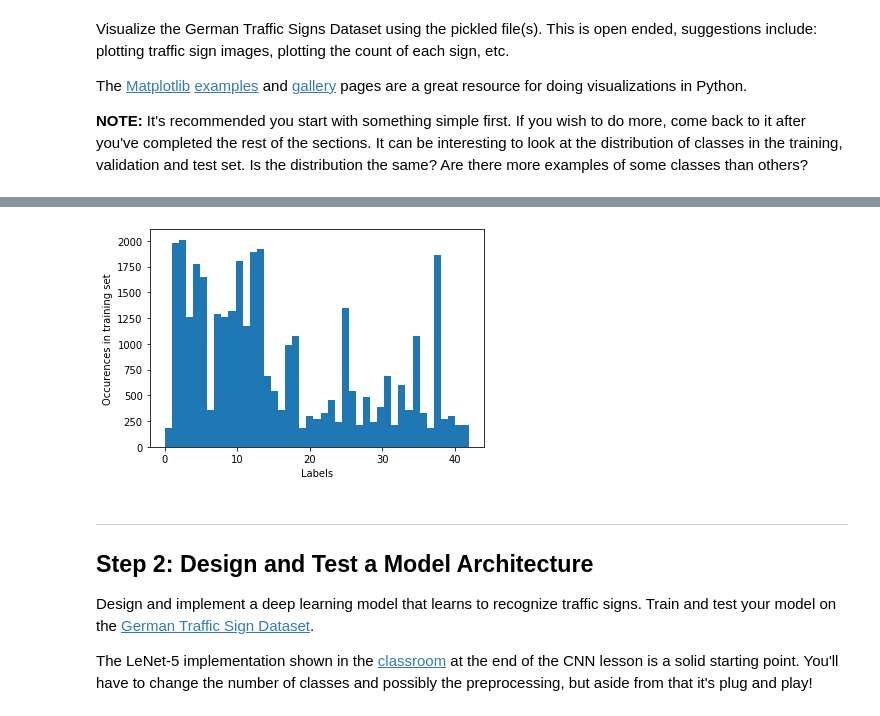
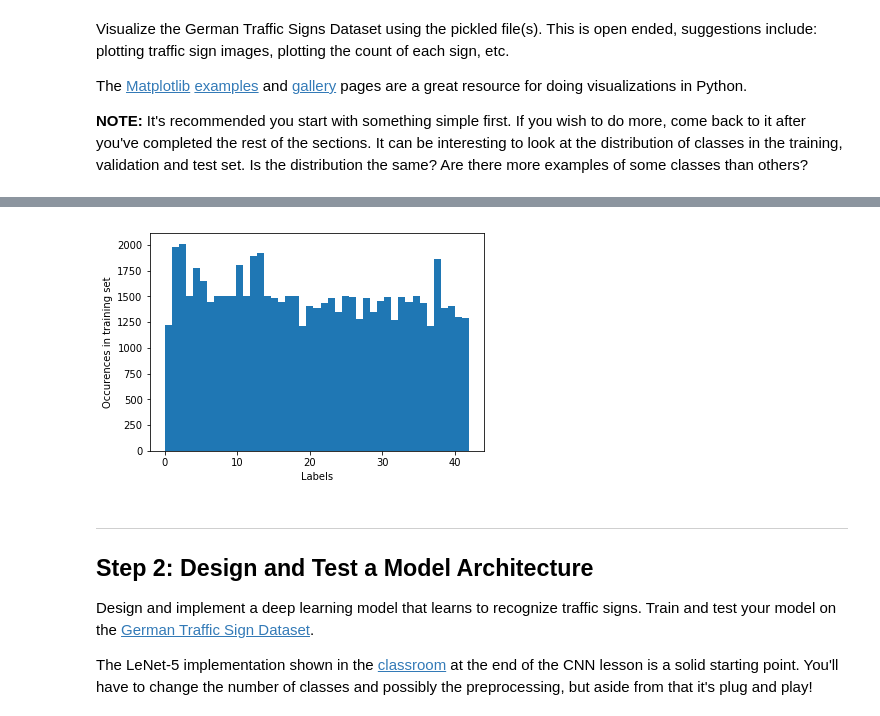
Before and after one commit to CBraeuninger/traffic_sign_classifier, a Jupyter notebook: Traffic_Sign_Classifier.ipynb, the cells around one changed output, grey strips where cells are left out. Saved outputs shown, nothing was run; the diff lists cells and outputs as text; code cells hidden in the pictures.

```diff
--- a/Traffic_Sign_Classifier.ipynb
+++ b/Traffic_Sign_Classifier.ipynb
@@ -106,6 +106,7 @@ with open('signnames.csv') as csvfile :
         signnames_dict[label_num] = label_desc
 # %%
 import matplotlib.pyplot as plt
+import random
 #import matplotlib.image as mpimg
 # Visualizations will be shown in the notebook.
 %matplotlib inline
@@ -114,7 +115,7 @@ plt.figure(figsize=(20,10))
 #Visualize 10 images in training set
 for i in range(10):
     plt.subplot(2,5,i+1)
-    image_number = 1000*i
+    image_number = random.randint(0,n_train)
     label = str(y_train[image_number])
     desc = signnames_dict[label]
     plt.title('label = ' + label + ',\n' + desc)
@@ -154,0 +134,6 @@ def drop_frequent_examples():
+# %%
+# create dictionary from histogram
+histogram_dict = {}
+
+for label, number in enumerate(occurences):
+    histogram_dict[label] = number
@@ -154,0 +184,27 @@ def drop_frequent_examples():
+# %%
+from IPython.core.debugger import set_trace
+
+from pandas import Series
+
+X_train_additional = []
+y_train_additional = []
+
+# define goal number of occurences
+goal = 1500
+
+while Series(histogram_dict[k] for k in histogram_dict).mean() < goal:
+    for i in range(n_train):
+        # get the label
+        label = y_train[i]
+        # get number of occcurences
+        occ = histogram_dict[label]
+        # define probability to generate new random image
+        prob = (goal - occ)/goal if (goal - occ)/goal > 0 else 0
+        if np.random.choice(2,1, p=[1-prob, prob]):
+            add_image = affine_transformation(X_train[i, :, :, :])
+            X_train_additional.append(add_image)
+            y_train_additional.append(label)
+            histogram_dict[label] += 1
+
+X_train_additional = np.asarray(X_train_additional)
+X_train_additional = X_train_additional.reshape((-1, image_shape[0], image_shape[1], 3))
@@ -154,0 +225,4 @@ def drop_frequent_examples():
+# %%
+X_train_extended = np.concatenate((X_train, X_train_additional), axis=0)
+y_train_extended = np.concatenate((y_train, y_train_additional), axis=0)
+n_train_extended = len(X_train_extended)
@@ -155,12 +243,12 @@ def drop_frequent_examples():
 # %%
 # create histogram to see how often each label occurs in the training data
 
-occurences, _, _ = plt.hist(y_train, n_classes)
+occurences, _, _ = plt.hist(y_train_extended, n_classes)
 plt.xlabel('Labels')
 plt.ylabel('Occurences in training set')
 plt.show()
 # %% [output]
-[figure, old version]
+[figure, new version]
 # %% [markdown]
 ----
 
```
Also changed, not shown: parts of 20 cells of this notebook.
